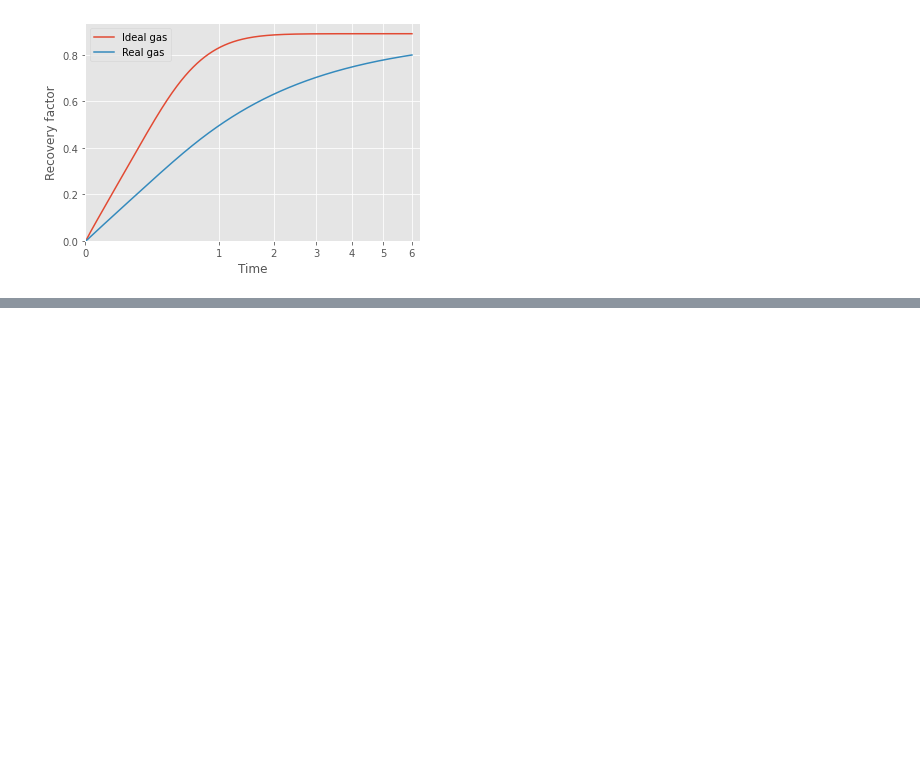
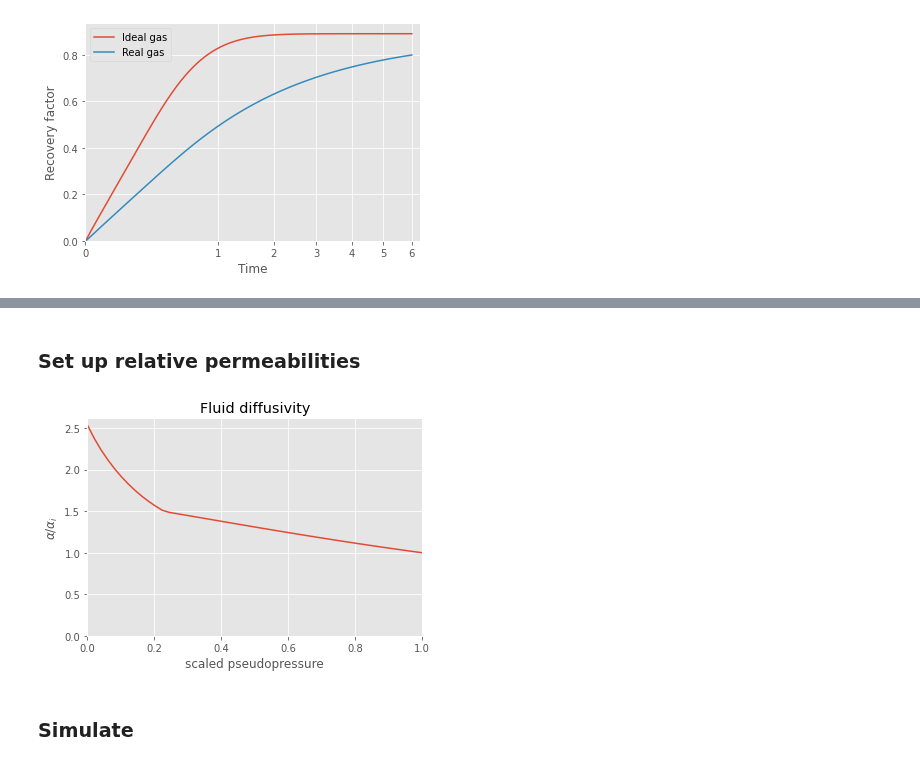
Before and after one commit to frank1010111/bluebonnet, a Jupyter notebook: docs/flow.ipynb, the cells around one changed output, grey strips where cells are left out. Saved outputs shown, nothing was run; the diff lists cells and outputs as text; code cells hidden in the pictures; blank space fills up the shorter version.

Commit message:
docs: multiphase flow example

```diff
--- a/docs/flow.ipynb
+++ b/docs/flow.ipynb
@@ -142,0 +181,31 @@ sum(v for v in initial_saturations.values())
+# %% [markdown]
+### Set up relative permeabilities
+# %%
+relperm_params = RelPermParams(
+    n_o=1, n_g=1, n_w=1, S_or=0, S_gc=0, S_wc=0.1, k_ro_max=1, k_rw_max=1, k_rg_max=1
+)
+saturations_test = pd.DataFrame(
+    {"So": np.linspace(0,0.9), "Sw":np.full(50, 0.1), "Sg":np.linspace(0.9,0)}
+)
+kr_matrix = pd.DataFrame(relative_permeabilities(
+    saturations_test.to_records(index=False), relperm_params
+))
+df_kr = pd.concat([saturations_test, kr_matrix], axis=1)
+reference_densities = {"rho_o0":141.5/(45+131.5), "rho_g0":1.03e-3, "rho_w0":1}
+flow_props = FlowPropertiesTwoPhase.from_table(
+    df_pvt_mp, df_kr, reference_densities, phi, Sw, fvf_scale
+)
+m_scaled = np.linspace(0, 1)
+fig, ax = plt.subplots()
+ax.plot(m_scaled, flow_props.alpha(m_scaled) / flow_props.alpha(1))
+ax.set(
+    xlim=(0,1),
+    ylim=(0,None),
+    xlabel="scaled pseudopressure",
+    ylabel=r"$\alpha/\alpha_i$",
+    title="Fluid diffusivity",
+);
+# %% [output]
+[figure, added]
+# %% [markdown]
+### Simulate
```
Also changed, not shown: parts of 9 cells of this notebook, 1 other file.
